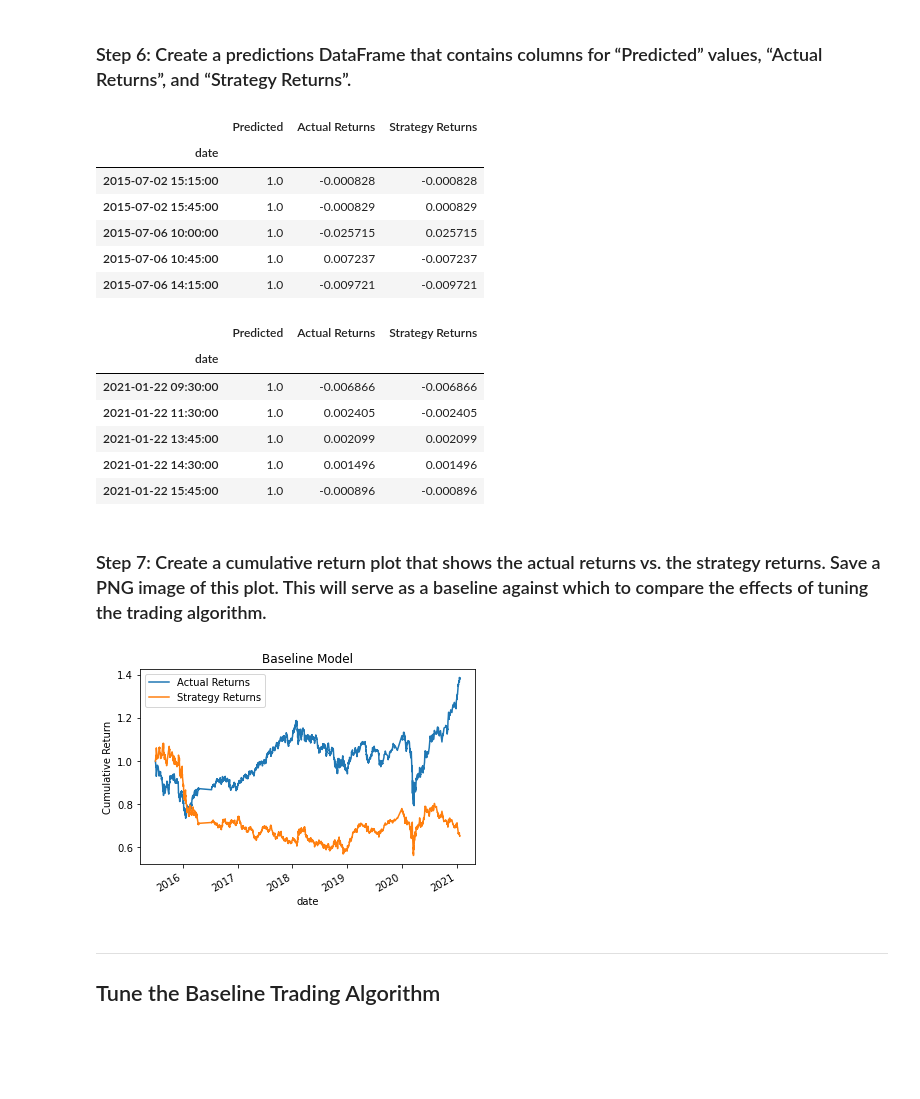
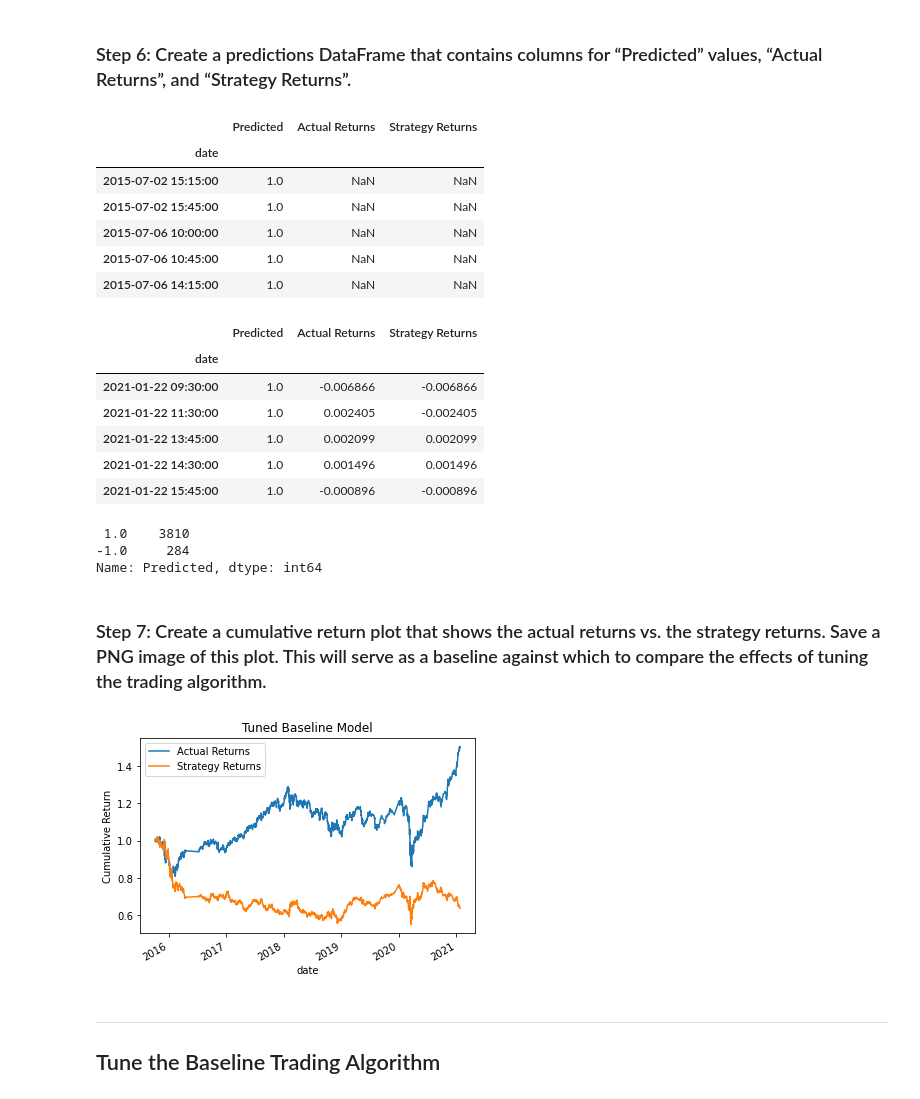
Before and after one commit to patmbee/fintech_2, a Jupyter notebook: module_14_challenge/machine_learning_trading_bot.ipynb, the cells around one changed output. Cells and saved outputs as stored; diff of their text form; code cells hidden in the pictures; blank space fills up the shorter version.

```diff
--- a/module_14_challenge/machine_learning_trading_bot.ipynb
+++ b/module_14_challenge/machine_learning_trading_bot.ipynb
@@ -137,8 +137,8 @@ display(signals_df.tail())
 ## Step 2: Generate trading signals using short- and long-window SMA values.
 # %%
 # Set the short window and long window
-short_window = 4
-long_window = 100
+short_window = 50
+long_window = 200
 
 # Generate the fast and slow simple moving averages (4 and 100 days, respectively)
 signals_df['SMA_Fast'] = signals_df['close'].rolling(window=short_window).mean()
@@ -271,6 +271,6 @@ print(training_begin)
 # %%
 # Select the ending period for the training data with an offset of 3 months
-training_end = X.index.min() + DateOffset(months=3)
+training_end = X.index.min() + DateOffset(months=6)
 
 # Display the training end date
 print(training_end)
@@ -294,7 +293,0 @@ X_train.head()
-# %%
-# Generate the X_test and y_test DataFrames
-X_test = X.loc[training_end:]
-y_test = y.loc[training_end:]
-
-# Review the X_test DataFrame
-X_test.head()
@@ -369,14 +354,15 @@ predictions_df['Strategy Returns'] = signals_df['Strategy Returns']
 # Review the DataFrame
 display(predictions_df.head())
 display(predictions_df.tail())
+display(predictions_df['Predicted'].value_counts())
 # %% [output]
 |  | Predicted | Actual Returns | Strategy Returns |
 | date |  |  |  |
-| 2015-07-02 15:15:00 | 1.0 | -0.000828 | -0.000828 |
-| 2015-07-02 15:45:00 | 1.0 | -0.000829 | 0.000829 |
-| 2015-07-06 10:00:00 | 1.0 | -0.025715 | 0.025715 |
-| 2015-07-06 10:45:00 | 1.0 | 0.007237 | -0.007237 |
-| 2015-07-06 14:15:00 | 1.0 | -0.009721 | -0.009721 |
+| 2015-07-02 15:15:00 | 1.0 | NaN | NaN |
+| 2015-07-02 15:45:00 | 1.0 | NaN | NaN |
+| 2015-07-06 10:00:00 | 1.0 | NaN | NaN |
+| 2015-07-06 10:45:00 | 1.0 | NaN | NaN |
+| 2015-07-06 14:15:00 | 1.0 | NaN | NaN |
 |  | Predicted | Actual Returns | Strategy Returns |
 | date |  |  |  |
 | 2021-01-22 09:30:00 | 1.0 | -0.006866 | -0.006866 |
@@ -384,13 +370,16 @@ display(predictions_df.tail())
 | 2021-01-22 13:45:00 | 1.0 | 0.002099 | 0.002099 |
 | 2021-01-22 14:30:00 | 1.0 | 0.001496 | 0.001496 |
 | 2021-01-22 15:45:00 | 1.0 | -0.000896 | -0.000896 |
+ 1.0    3810
+-1.0     284
+Name: Predicted, dtype: int64
 # %% [markdown]
 ### Step 7: Create a cumulative return plot that shows the actual returns vs. the strategy returns. Save a PNG image of this plot. This will serve as a baseline against which to compare the effects of tuning the trading algorithm.
 # %%
 # Plot the actual returns versus the strategy returns
-baseline_plt = (1+ predictions_df[['Actual Returns', 'Strategy Returns']]).cumprod().plot(title = 'Baseline Model', ylabel = 'Cumulative Return')
+baseline_plt = (1+ predictions_df[['Actual Returns', 'Strategy Returns']]).cumprod().plot(title = 'Tuned Baseline Model', ylabel = 'Cumulative Return')
 # %% [output]
-[figure, old version]
+[figure, new version]
 # %% [markdown]
 ---
 
```
Also changed, not shown: parts of 14 cells of this notebook, 7 other files.
